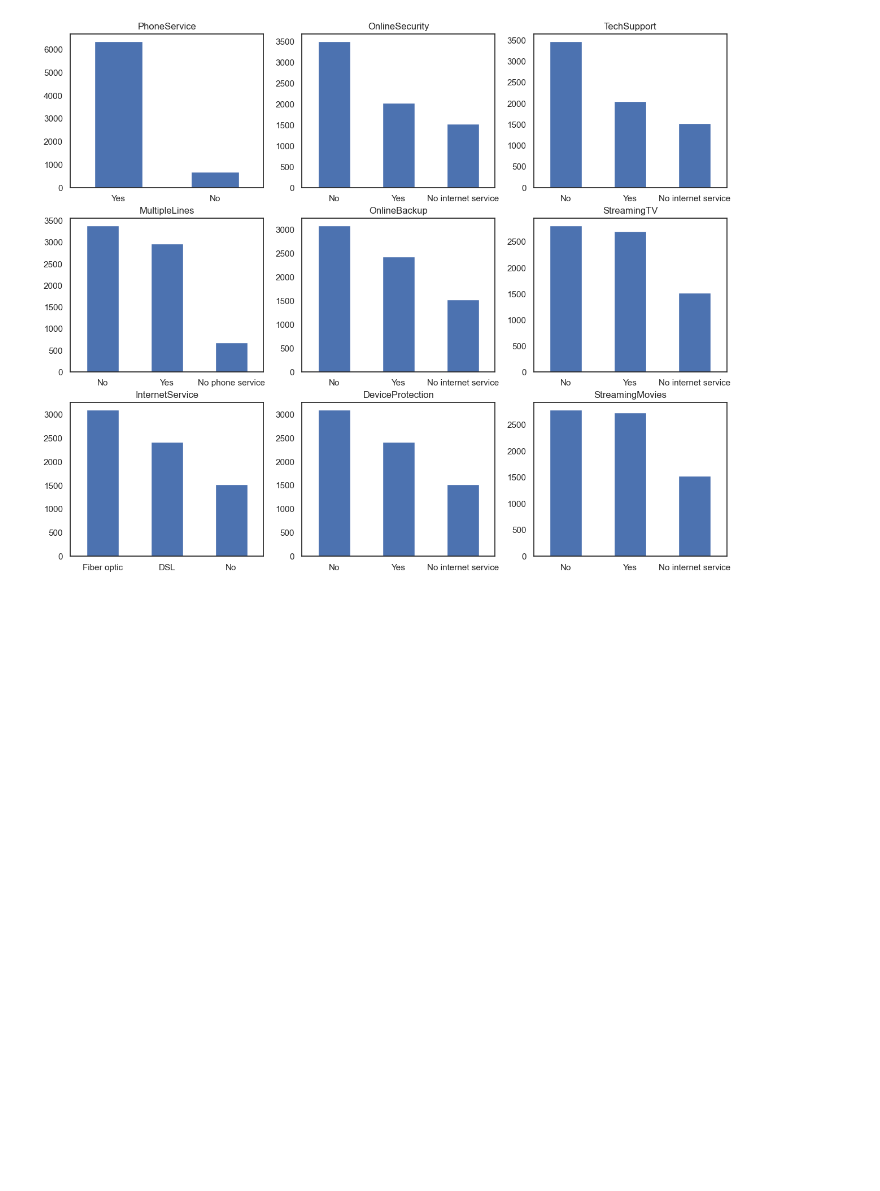
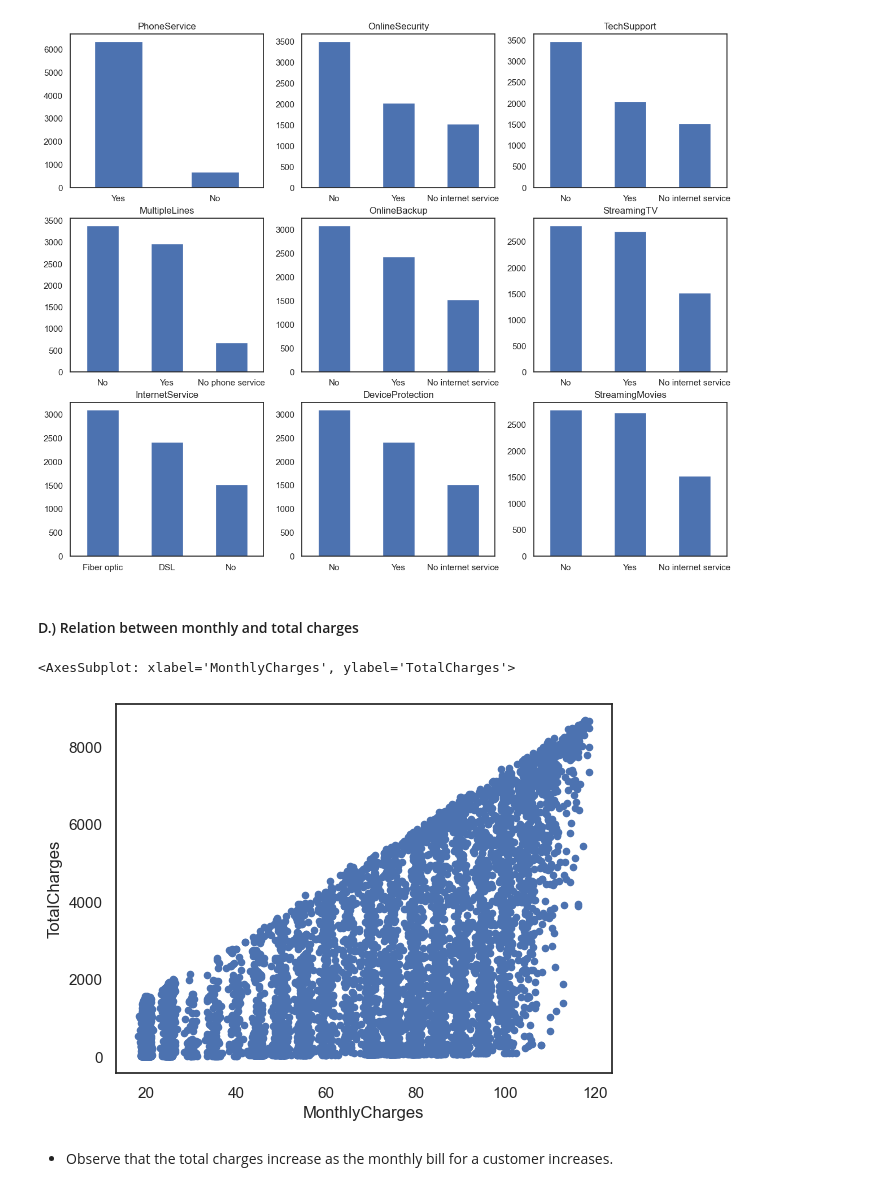
Before and after one commit to AmirMotefaker/Sales-Data-Analysis, a Jupyter notebook: Customer Churn Prediction/Customer Churn Prediction - Telecom/Customer Churn Prediction - Telecom.ipynb, the cells around one changed output. Saved outputs shown, nothing was run; the diff lists cells and outputs as text; code cells hidden in the pictures; blank space fills up the shorter version.

Commit message:
Update Customer Churn Prediction - Telecom

```diff
--- a/Customer Churn Prediction/Customer Churn Prediction - Telecom/Customer Churn Prediction - Telecom.ipynb
+++ b/Customer Churn Prediction/Customer Churn Prediction - Telecom/Customer Churn Prediction - Telecom.ipynb
@@ -337,3 +337,13 @@ for i, item in enumerate(services):
     ax.set_title(item)
 # %% [output]
 [figure]
+# %% [markdown]
+#### D.) Relation between monthly and total charges
+# %%
+data[['MonthlyCharges', 'TotalCharges']].plot.scatter(x = 'MonthlyCharges',
+                                                              y='TotalCharges')
+# %% [output]
+<AxesSubplot: xlabel='MonthlyCharges', ylabel='TotalCharges'>
+[figure, added]
+# %% [markdown]
+- Observe that the total charges increase as the monthly bill for a customer increases.
```
